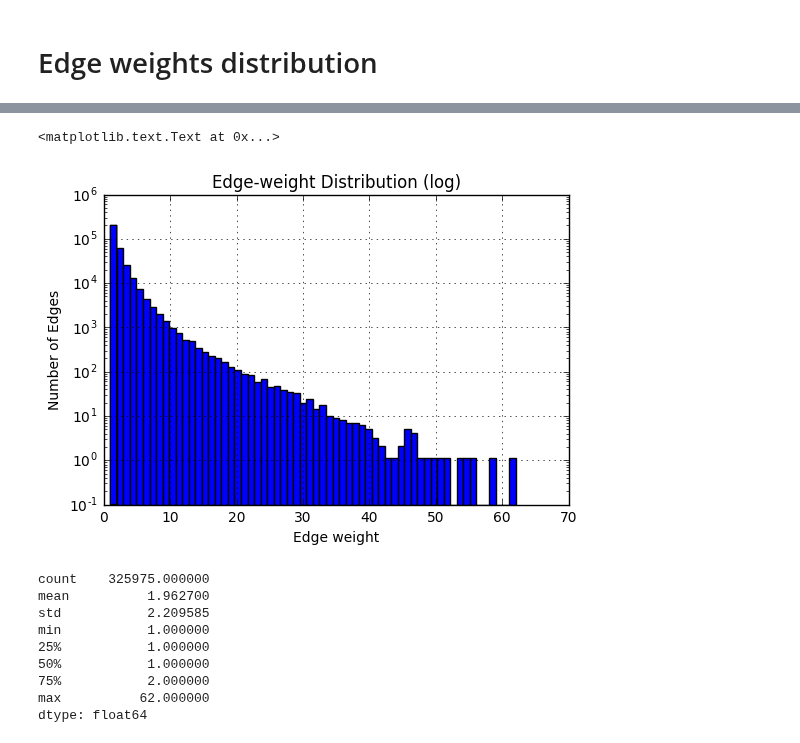
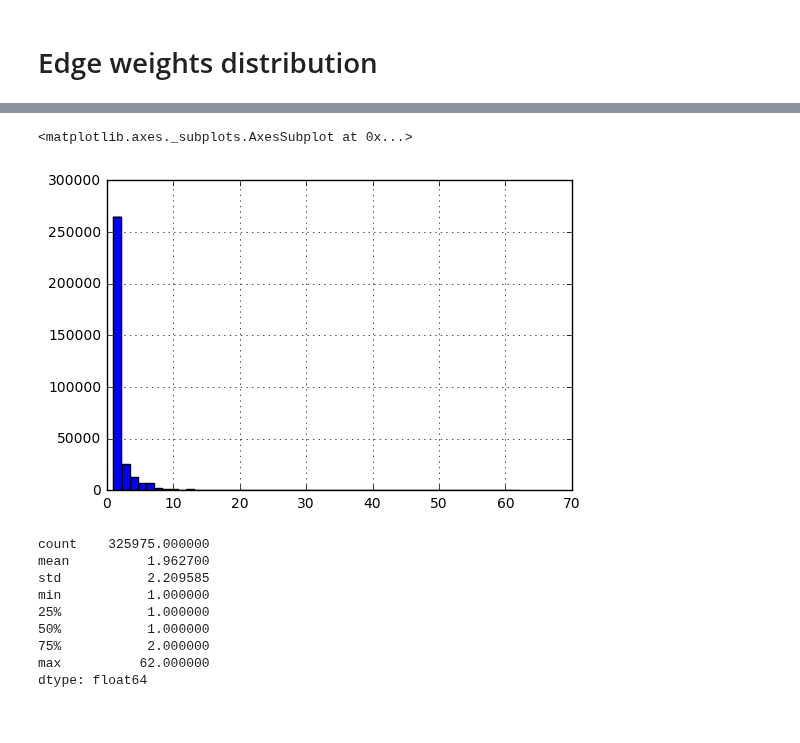
Before and after one commit to aschle/bees-sna, a Jupyter notebook: bib/Network_properties_just_because.ipynb, the cells around one changed output, grey strips where cells are left out. Saved outputs shown, nothing was run; the diff lists cells and outputs as text; code cells hidden in the pictures.

```diff
--- a/bib/Network_properties_just_because.ipynb
+++ b/bib/Network_properties_just_because.ipynb
@@ -97,13 +59,8 @@ ax.set_ylabel("Number of Edges")
-# %%
-fig, ax = plt.subplots()
-edge_weights.hist(ax=ax, bins=62, bottom=0.1)
-ax.set_yscale('log')
-ax.set_title("Edge-weight Distribution (log)")
-ax.set_xlabel("Edge weight")
-ax.set_ylabel("Number of Edges")
-# %% [output]
-<matplotlib.text.Text at 0x...>
-[figure, removed]
+# %%
+edge_weights.hist(bins=50)
+# %% [output]
+<matplotlib.axes._subplots.AxesSubplot at 0x...>
+[figure, added]
 # %%
 edge_weights.describe()
 # %% [output]
```
Also changed, not shown: parts of 87 cells of this notebook.
